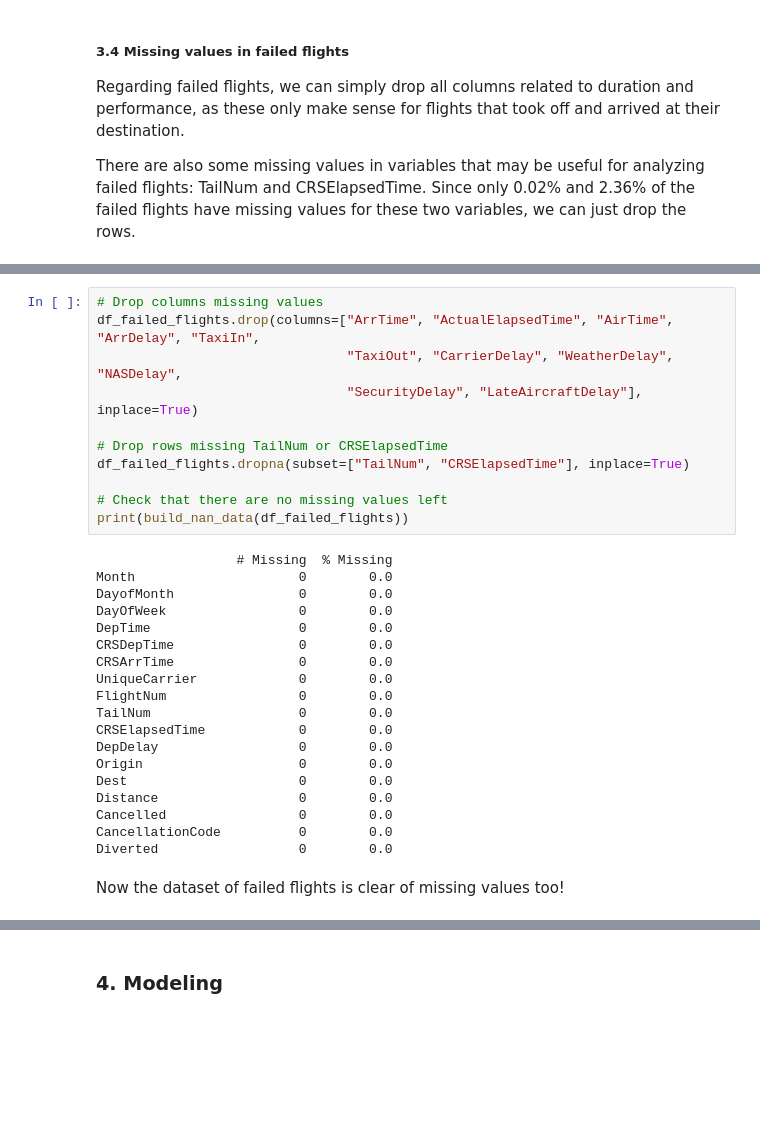
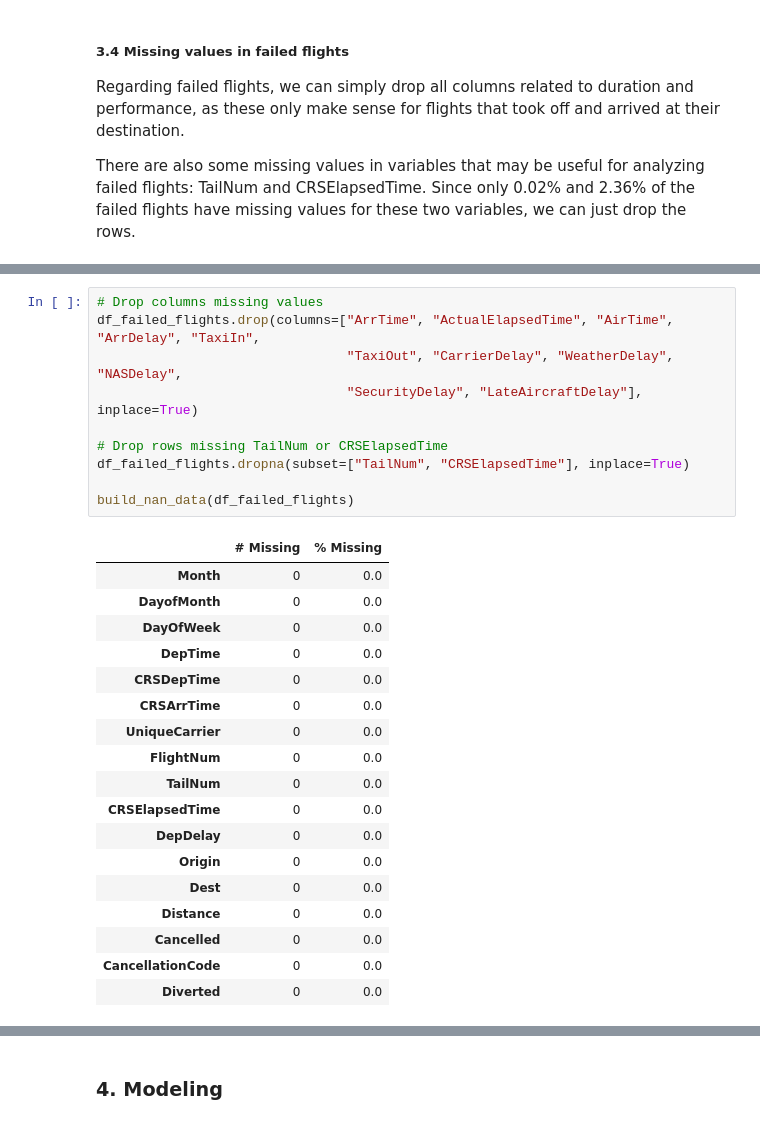
Before and after one commit to s-londono/airlinedelaystats, a Jupyter notebook: AirlineDelayAnalysis.ipynb, the cells around one changed output, grey strips where cells are left out. Cells and saved outputs as stored; diff of their text form; blank space fills up the shorter version.

```diff
--- a/AirlineDelayAnalysis.ipynb
+++ b/AirlineDelayAnalysis.ipynb
@@ -351,32 +410,29 @@ LateAircraftDelay       8387  100.000000
 # %%
 # Drop columns missing values
 df_failed_flights.drop(columns=["ArrTime", "ActualElapsedTime", "AirTime", "ArrDelay", "TaxiIn",
                                 "TaxiOut", "CarrierDelay", "WeatherDelay", "NASDelay",
                                 "SecurityDelay", "LateAircraftDelay"], inplace=True)
 
 # Drop rows missing TailNum or CRSElapsedTime
 df_failed_flights.dropna(subset=["TailNum", "CRSElapsedTime"], inplace=True)
 
-# Check that there are no missing values left
-print(build_nan_data(df_failed_flights))
+build_nan_data(df_failed_flights)
 # %% [output]
-                  # Missing  % Missing
-Month                     0        0.0
-DayofMonth                0        0.0
-DayOfWeek                 0        0.0
-DepTime                   0        0.0
-CRSDepTime                0        0.0
-CRSArrTime                0        0.0
-UniqueCarrier             0        0.0
-FlightNum                 0        0.0
-TailNum                   0        0.0
-CRSElapsedTime            0        0.0
-DepDelay                  0        0.0
-Origin                    0        0.0
-Dest                      0        0.0
-Distance                  0        0.0
-Cancelled                 0        0.0
-CancellationCode          0        0.0
-Diverted                  0        0.0
+|  | # Missing | % Missing |
+| Month | 0 | 0.0 |
+| DayofMonth | 0 | 0.0 |
+| DayOfWeek | 0 | 0.0 |
+| DepTime | 0 | 0.0 |
+| CRSDepTime | 0 | 0.0 |
+| CRSArrTime | 0 | 0.0 |
+| UniqueCarrier | 0 | 0.0 |
+| FlightNum | 0 | 0.0 |
+| TailNum | 0 | 0.0 |
+| CRSElapsedTime | 0 | 0.0 |
+| DepDelay | 0 | 0.0 |
+| Origin | 0 | 0.0 |
+| Dest | 0 | 0.0 |
+| Distance | 0 | 0.0 |
+| Cancelled | 0 | 0.0 |
+| CancellationCode | 0 | 0.0 |
+| Diverted | 0 | 0.0 |
-# %% [markdown]
-Now the dataset of failed flights is clear of missing values too!
```
Also changed, not shown: parts of 11 cells of this notebook, 1 other file.
